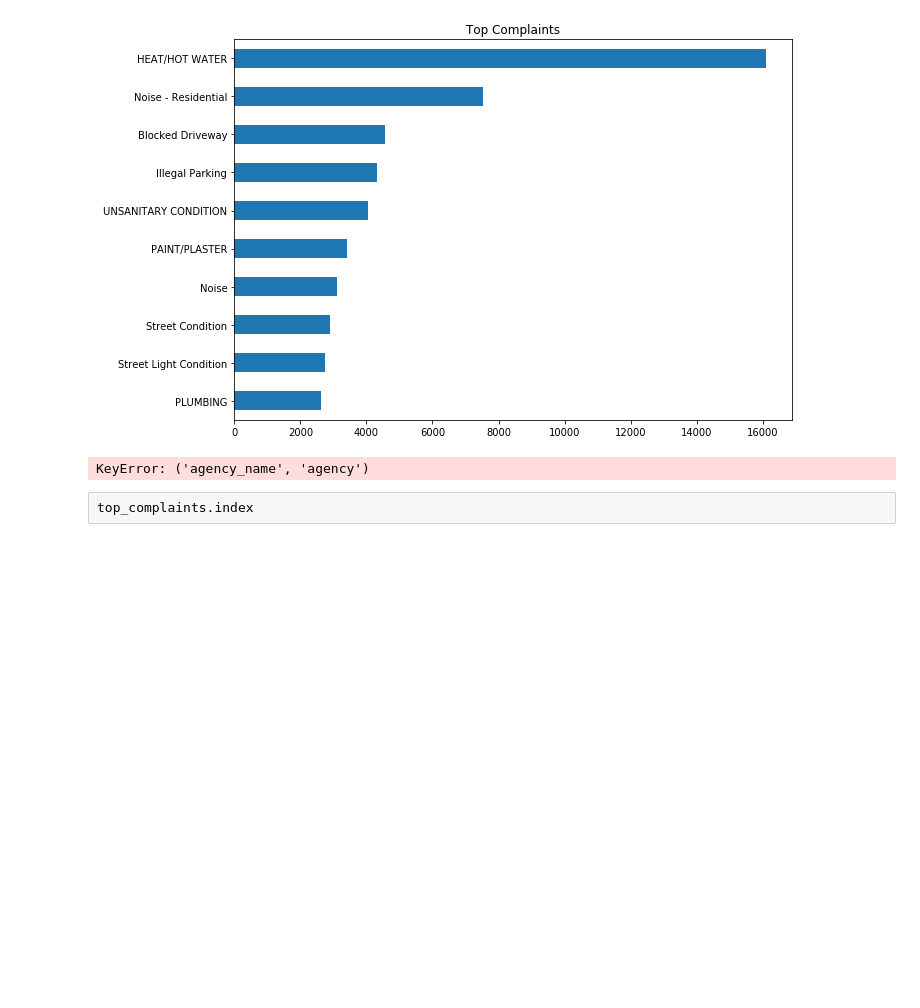
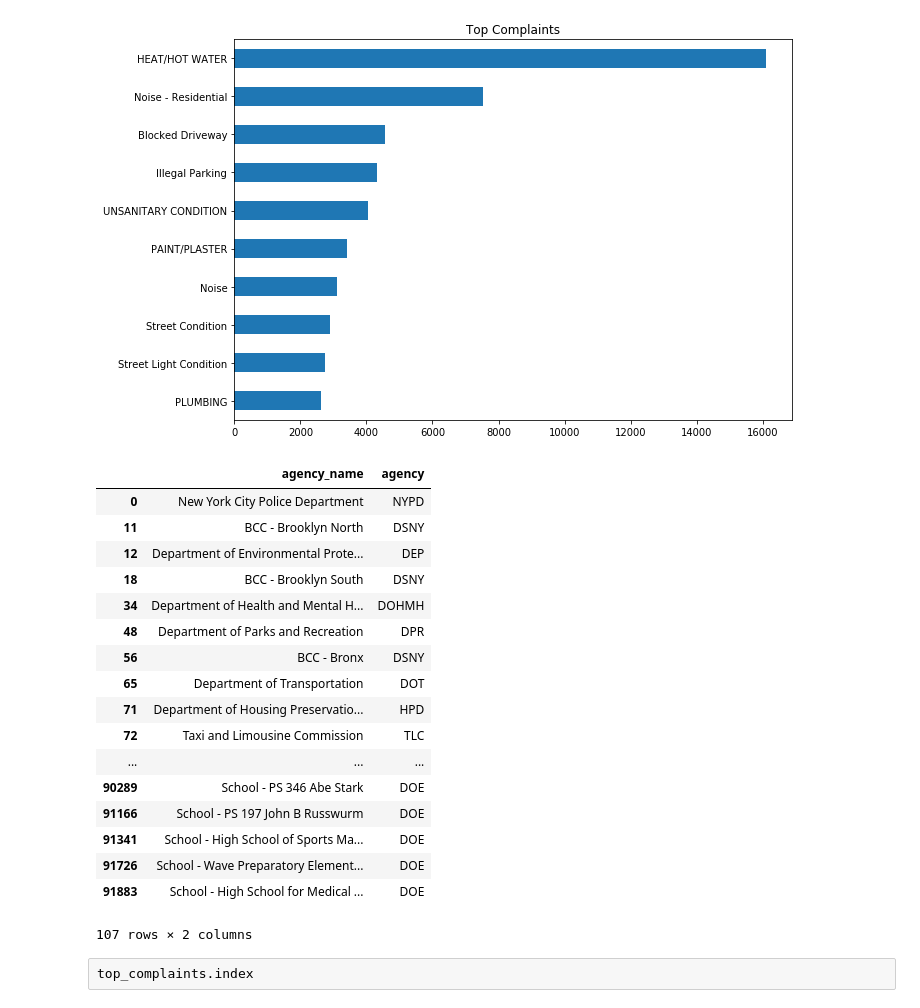
Before and after one commit to zafrinMinoti/CUNY-HACKATHON-2018, a Jupyter notebook: 311_SR_EDA.ipynb, the cells around one changed output. Drawn from its saved outputs; the diff is of its cells as text; code cells hidden in the pictures; blank space fills up the shorter version.

```diff
--- a/311_SR_EDA.ipynb
+++ b/311_SR_EDA.ipynb
@@ -175,9 +175,26 @@ plt.title("Top Complaints")
 Text(0.5,1,'Top Complaints')
 [figure]
 # %%
-data[['agency_name', 'agency']]
+data[['agency_name', 'agency']].drop_duplicates()
 # %% [output]
+|  | agency_name | agency |
+| 0 | New York City Police Department | NYPD |
+| 11 | BCC - Brooklyn North | DSNY |
+| 12 | Department of Environmental Prote... | DEP |
+| 18 | BCC - Brooklyn South | DSNY |
+| 34 | Department of Health and Mental H... | DOHMH |
+| 48 | Department of Parks and Recreation | DPR |
+| 56 | BCC - Bronx | DSNY |
+| 65 | Department of Transportation | DOT |
+| 71 | Department of Housing Preservatio... | HPD |
+| 72 | Taxi and Limousine Commission | TLC |
+| ... | ... | ... |
+| 90289 | School - PS 346 Abe Stark | DOE |
+| 91166 | School - PS 197 John B Russwurm | DOE |
+| 91341 | School - High School of Sports Ma... | DOE |
+| 91726 | School - Wave Preparatory Element... | DOE |
+| 91883 | School - High School for Medical ... | DOE |
-KeyError: ('agency_name', 'agency')
+107 rows × 2 columns
 # %% [raw]
 top_complaints.index
 # %% [raw]
```
Also changed, not shown: parts of 19 cells of this notebook, 1 other file.
